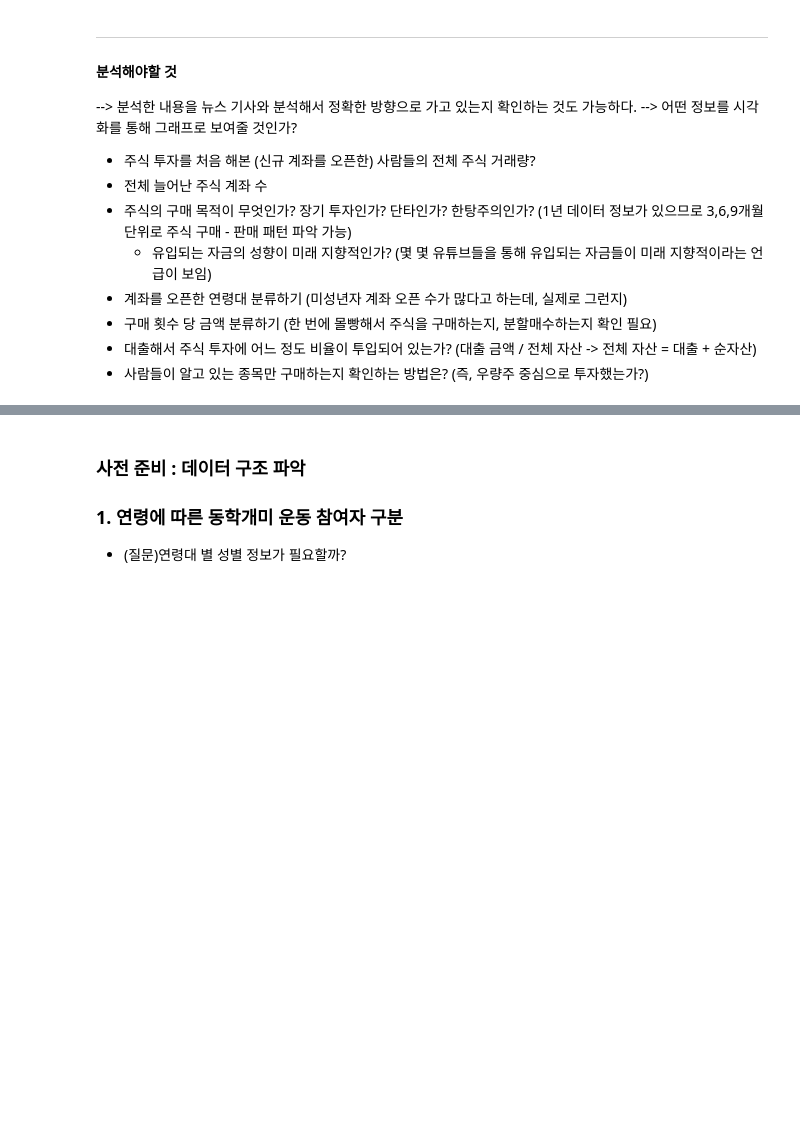
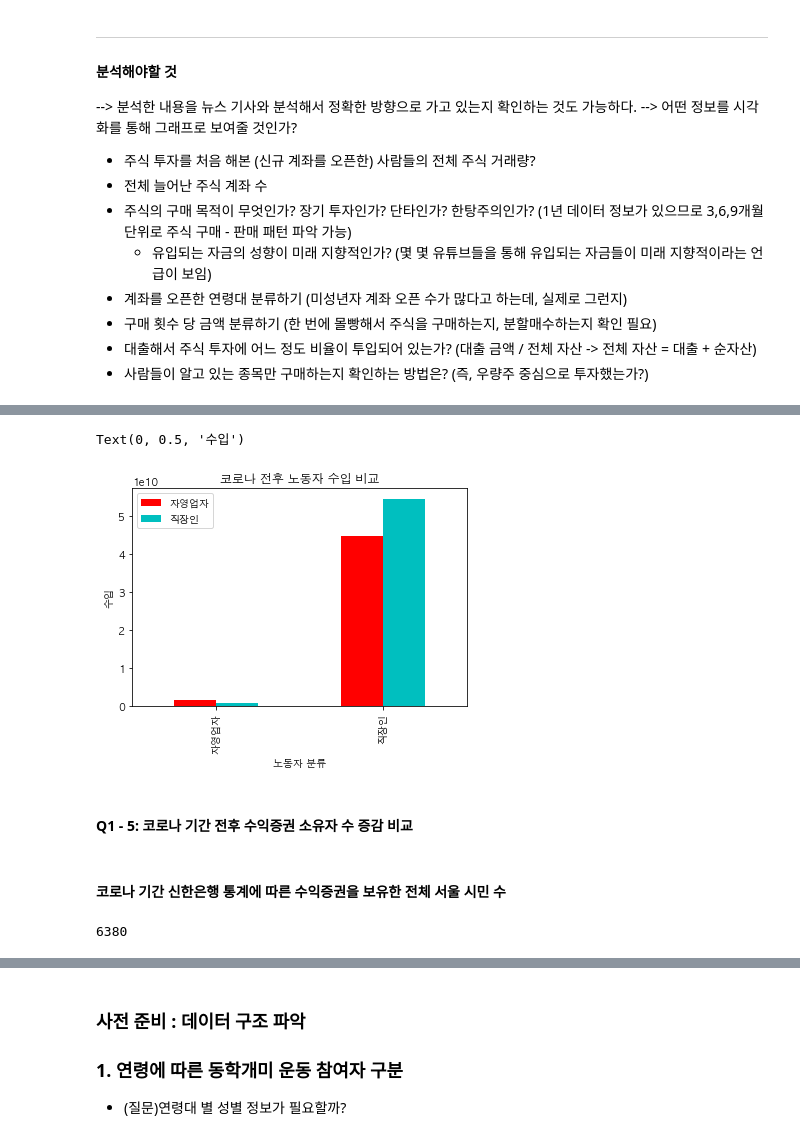
Before and after one commit to RyanKor/financial-data-competition-2021, a Jupyter notebook: Financial Data Competition 2021.ipynb, the cells around one changed output, grey strips where cells are left out. Drawn from its saved outputs; the diff is of its cells as text; code cells hidden in the pictures; blank space fills up the shorter version.

Commit message:
신한은행 코로나 전 & 후 고객의 소비, 수입 패턴 분석

```diff
--- a/Financial Data Competition 2021.ipynb
+++ b/Financial Data Competition 2021.ipynb
@@ -134,0 +241,39 @@ shinhan_bank.head()
+# %%
+# 자영업자 전체 vs 직장인 임금 격차 비교
+
+before_covid_sales_total = shinhan_bank[(shinhan_bank["기준년월"]>=201903)
+                                &(shinhan_bank["기준년월"]<202003)&
+                                  (shinhan_bank["직장인여부"]==0)]["가맹점매출입금"].sum()
+after_covid_sales_total = shinhan_bank[(shinhan_bank["기준년월"]>201909)
+                                &(shinhan_bank["기준년월"]<202103)&
+                                  (shinhan_bank["직장인여부"]==0)]["가맹점매출입금"].sum()
+
+before_covid_income_total = shinhan_bank[(shinhan_bank["기준년월"]>=201903)
+                                &(shinhan_bank["기준년월"]<202003)&
+                                  (shinhan_bank["직장인여부"]==1)]["급여입금"].sum()
+after_covid_income_total = shinhan_bank[(shinhan_bank["기준년월"]>201909)
+                                &(shinhan_bank["기준년월"]<202103)&
+                                  (shinhan_bank["직장인여부"]==1)]["급여입금"].sum()
+
+sales = [before_covid_sales_total,before_covid_income_total]
+salary = [after_covid_sales_total,after_covid_income_total]
+df_bar = pd.DataFrame({"자영업자":sales, "직장인":salary}, index=["자영업자", "직장인"])
+
+bar_chart = df_bar.plot.bar(color=["r","c"], title="코로나 전후 노동자 수입 비교")
+bar_chart.set_xlabel("노동자 분류")
+bar_chart.set_ylabel("수입")
+# %% [output]
+Text(0, 0.5, '수입')
+[figure, added]
+# %% [markdown]
+#### Q1 - 5: 코로나 기간 전후 수익증권 소유자 수 증감 비교
+# %% [markdown]
+#### 코로나 기간 신한은행 통계에 따른 수익증권을 보유한 전체 서울 시민 수
+# %%
+# 코로나 전 (~ 2020.03)
+before_covid = len(shinhan_bank[(shinhan_bank["기준년월"]>=201903)
+                                &(shinhan_bank["기준년월"]<202003)
+                               & (shinhan_bank["수익증권금액"]!=0)])
+before_covid
+# %% [output]
+6380
```
Also changed, not shown: parts of 31 cells of this notebook.
